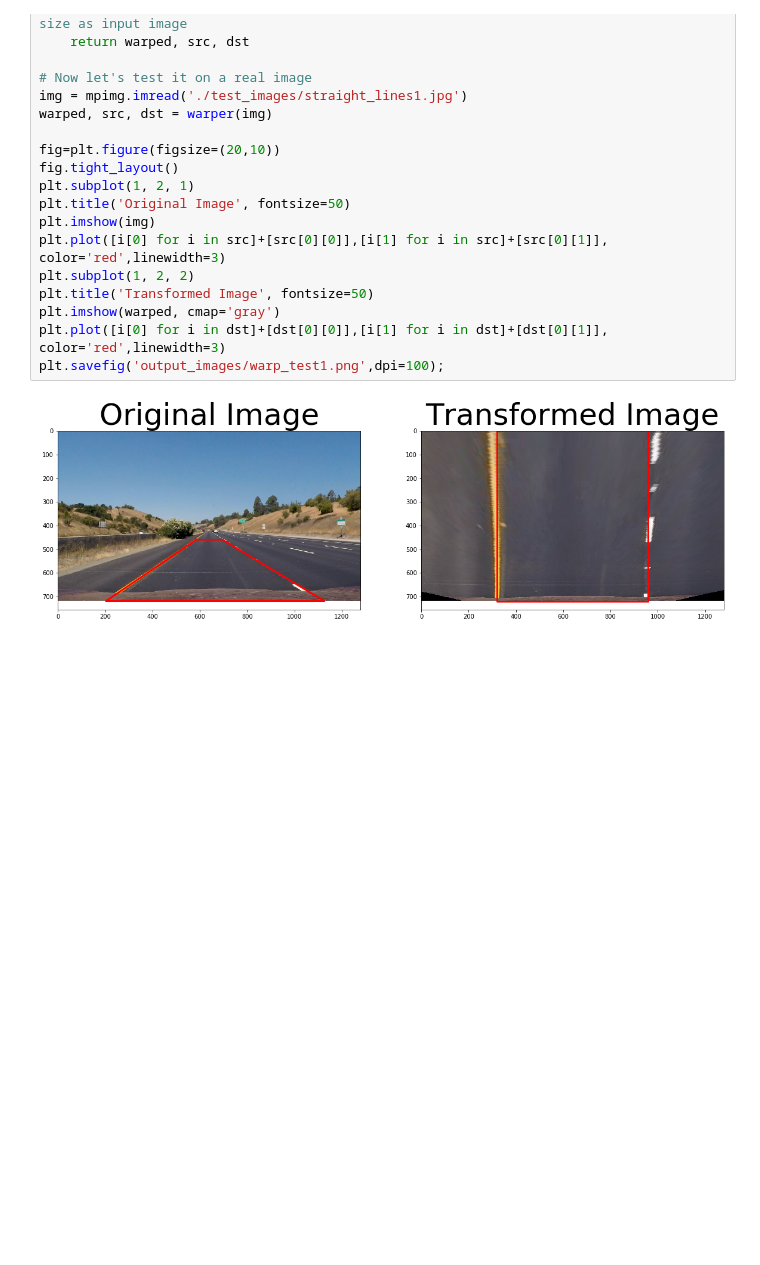
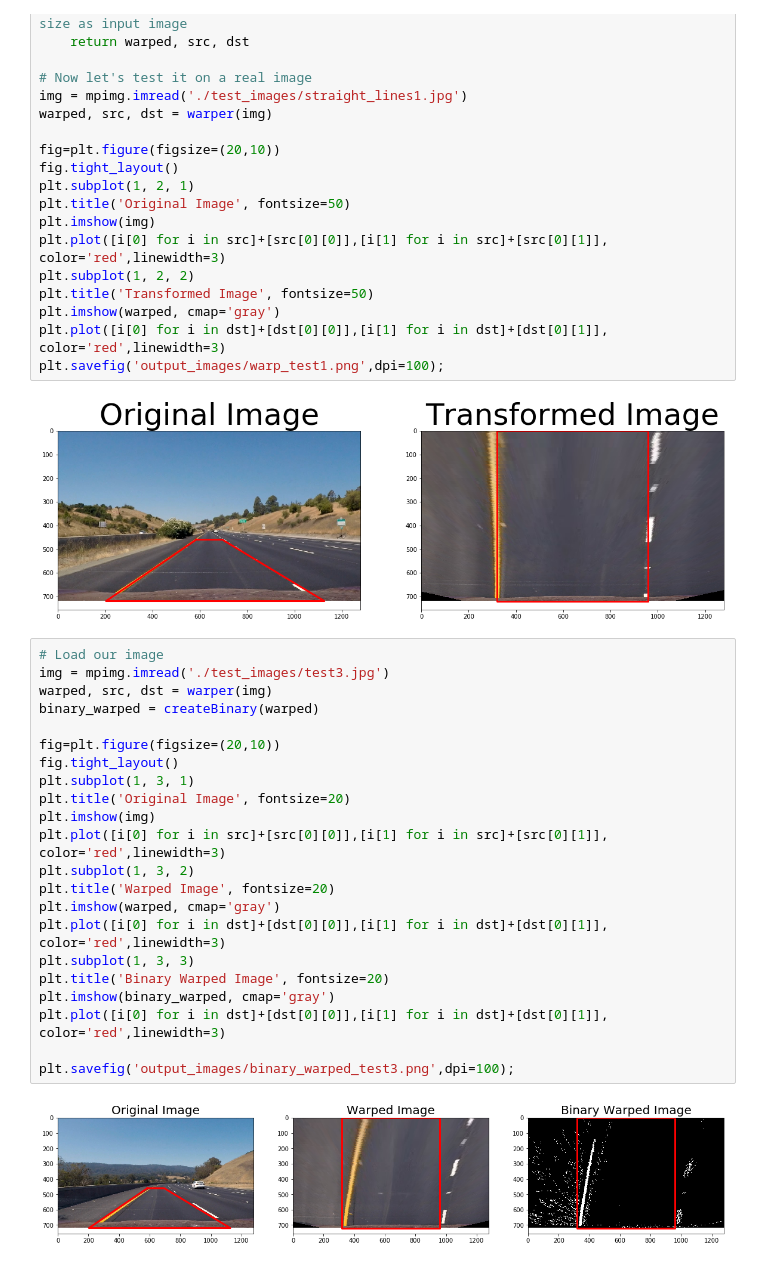
Before and after one commit to edmondawad/CarND_P2, a Jupyter notebook: P2.ipynb, the cells around one changed output. Cells and saved outputs as stored; diff of their text form; blank space fills up the shorter version.

```diff
--- a/P2.ipynb
+++ b/P2.ipynb
@@ -216,3 +216,27 @@ plt.plot([i[0] for i in dst]+[dst[0][0]],[i[1] for i in dst]+[dst[0][1]], color=
 plt.savefig('output_images/warp_test1.png',dpi=100);
 # %% [output]
 [figure]
+# %%
+# Load our image
+img = mpimg.imread('./test_images/test3.jpg')
+warped, src, dst = warper(img)
+binary_warped = createBinary(warped)
+
+fig=plt.figure(figsize=(20,10))
+fig.tight_layout()
+plt.subplot(1, 3, 1)
+plt.title('Original Image', fontsize=20)
+plt.imshow(img)
+plt.plot([i[0] for i in src]+[src[0][0]],[i[1] for i in src]+[src[0][1]], color='red',linewidth=3)
+plt.subplot(1, 3, 2)
+plt.title('Warped Image', fontsize=20)
+plt.imshow(warped, cmap='gray')
+plt.plot([i[0] for i in dst]+[dst[0][0]],[i[1] for i in dst]+[dst[0][1]], color='red',linewidth=3)
+plt.subplot(1, 3, 3)
+plt.title('Binary Warped Image', fontsize=20)
+plt.imshow(binary_warped, cmap='gray')
+plt.plot([i[0] for i in dst]+[dst[0][0]],[i[1] for i in dst]+[dst[0][1]], color='red',linewidth=3)
+
+plt.savefig('output_images/binary_warped_test3.png',dpi=100);
+# %% [output]
+[figure, added]
```
Also changed, not shown: parts of 1 cell of this notebook, 3 other files.
